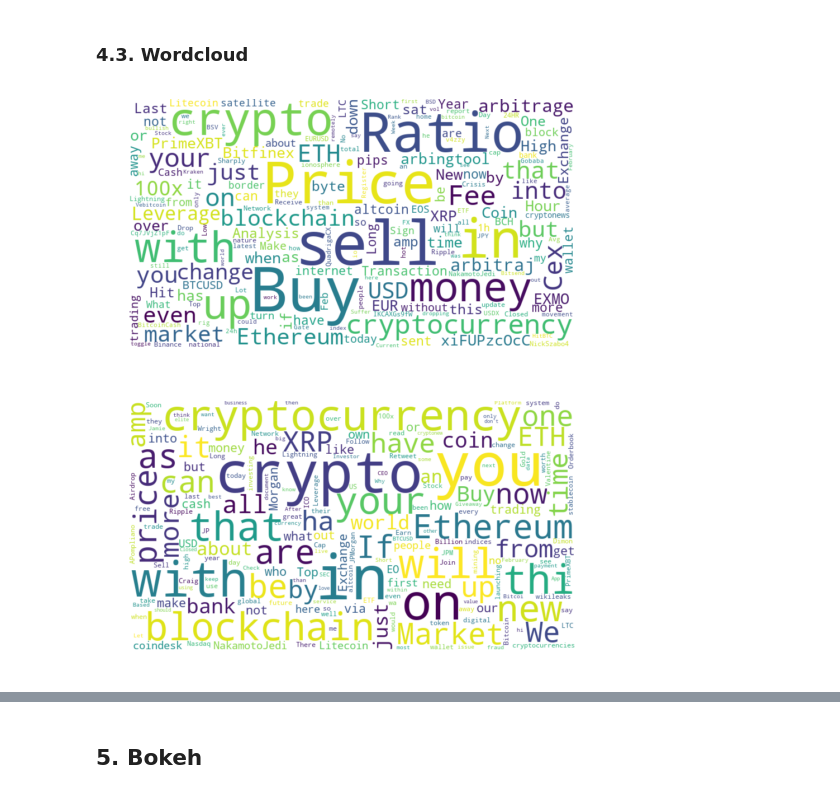
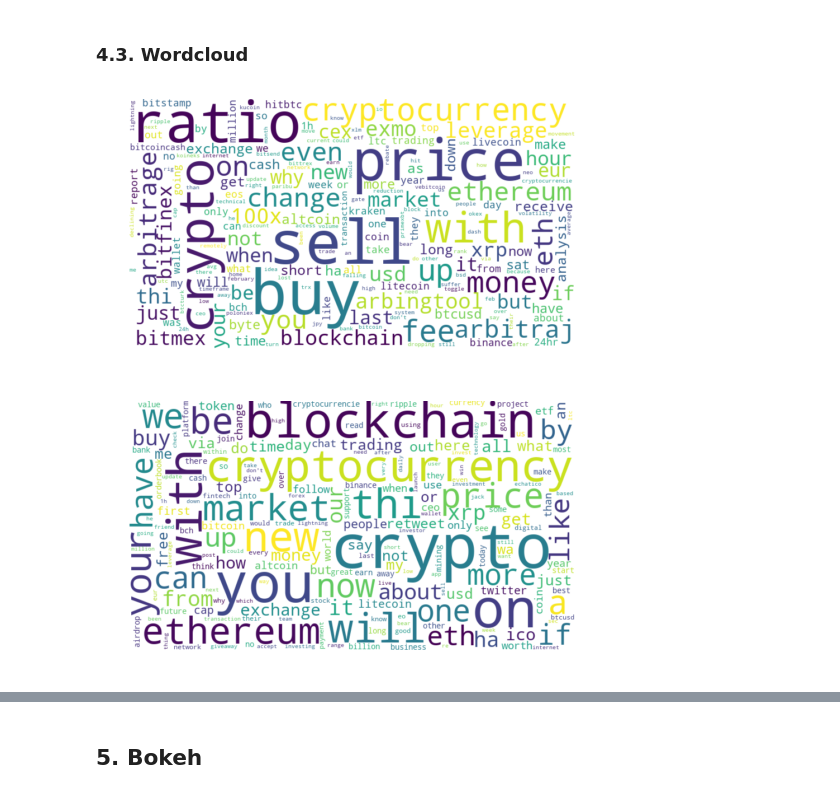
Before and after one commit to fund3/sentiment-dashboard, a Jupyter notebook: Analysis.ipynb, the cells around one changed output, grey strips where cells are left out. Saved outputs shown, nothing was run; the diff lists cells and outputs as text; code cells hidden in the pictures.

```diff
--- a/Analysis.ipynb
+++ b/Analysis.ipynb
@@ -398,3 +376,5 @@ array([1])
+# %%
+tweet_hits = scan_all_tweets_from_elasticsearch(max_tweets=50000)
 # %%
 len(tweet_hits)
 # %% [output]
@@ -421,2 +385,0 @@ len(ih_sentiments)
-# %%
-df_tweets['ih_sentiment'] = ih_sentiments
@@ -432,5 +397,7 @@ df_tweets.head()
 # %%
 df_tweets['full_text_clean'] = tw_preprocessor.transform(df_tweets)
+# %%
+df_tweets['ih_sentiment'] = pipe.predict(df_tweets)
 # %%
 df_tweets.head()
 # %% [output]
@@ -445,12 +424,15 @@ df_tweets.head()
 # %%
 from wordcloud import WordCloud
 # %%
-stopwords=['https', 'co', 'rt', 'bitcoin', 'btc', 'the', 'for', 'and', 'is', 'of', 'at', 'to', 'it']
+stopwords=['https', 'co', 'rt', 'bitcoin', 'btc', 'the', 'for', 'and',
+           'is', 'of', 'at', 'to', 'it', 'that', 'are', 'in']
 # %%
-build_word_cloud(df_tweets[df_tweets['ih_sentiment'] == 0], stopwords=stopwords, collocations=False)
+build_word_cloud(df_tweets[df_tweets['ih_sentiment'] == 0],
+                 column_name='full_text_clean', stopwords=stopwords, collocations=False)
 # %% [output]
-[figure, old version]
+[figure, new version]
 # %%
-build_word_cloud(df_tweets[df_tweets['ih_sentiment'] == 1], stopwords=stopwords, collocations=False)
+build_word_cloud(df_tweets[df_tweets['ih_sentiment'] == 1],
+                 column_name='full_text_clean', stopwords=stopwords, collocations=False)
 # %% [output]
-[figure, old version]
+[figure, new version]
```
Also changed, not shown: parts of 74 cells of this notebook.
